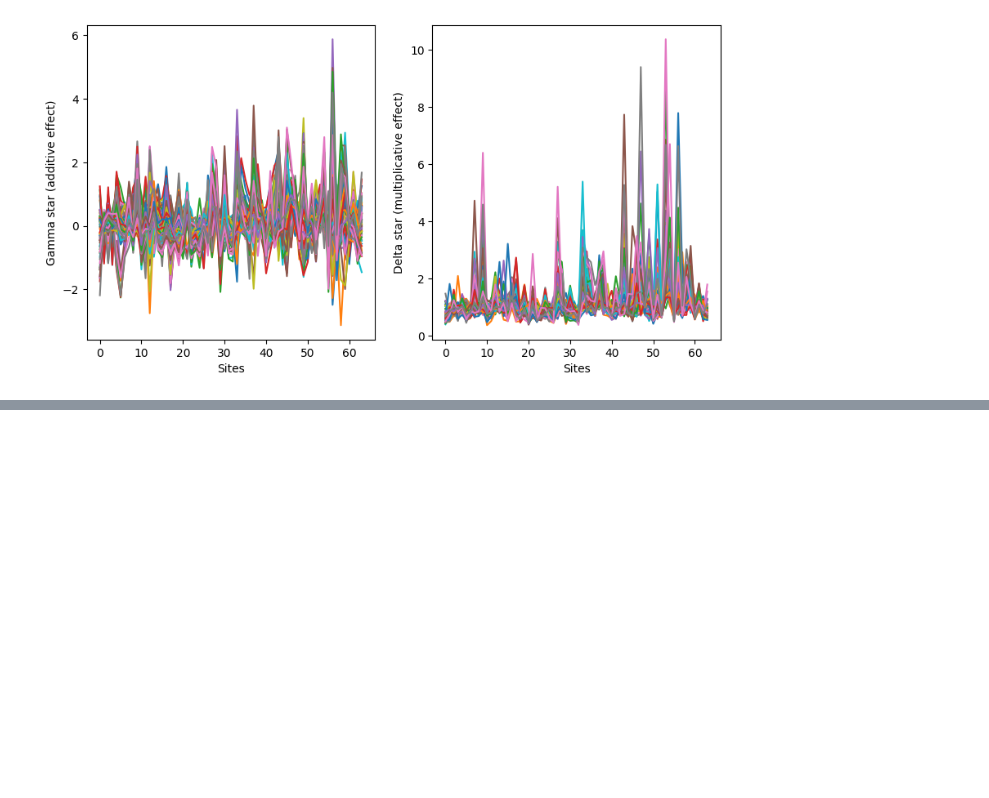
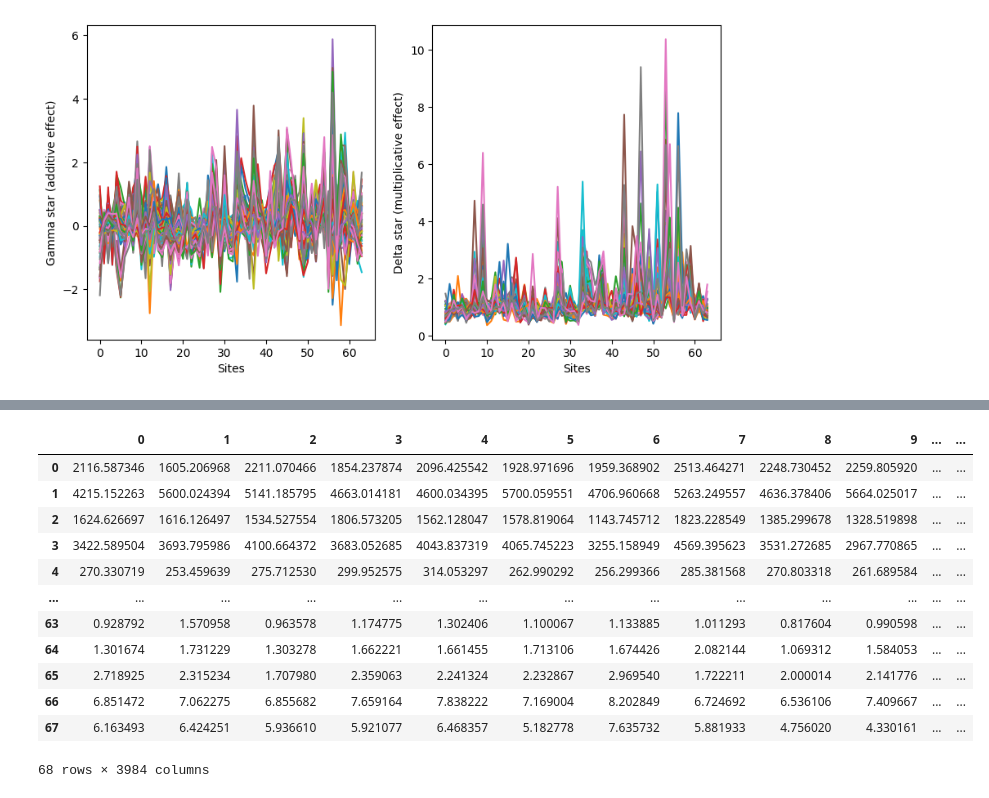
Before and after one commit to mansorrahmed/Fed-CovBat, a Jupyter notebook: DebiasingPlayground.ipynb, the cells around one changed output, grey strips where cells are left out. Cells and saved outputs as stored; diff of their text form; code cells hidden in the pictures; blank space fills up the shorter version.

```diff
--- a/DebiasingPlayground.ipynb
+++ b/DebiasingPlayground.ipynb
@@ -134,0 +120,16 @@ plt.show()
+# %%
+desikan_thickness_covbat_harmonized
+# %% [output]
+|  | 0 | 1 | 2 | 3 | 4 | 5 | 6 | 7 | 8 | 9 | ... | ... |
+| 0 | 2116.587346 | 1605.206968 | 2211.070466 | 1854.237874 | 2096.425542 | 1928.971696 | 1959.368902 | 2513.464271 | 2248.730452 | 2259.805920 | ... | ... |
+| 1 | 4215.152263 | 5600.024394 | 5141.185795 | 4663.014181 | 4600.034395 | 5700.059551 | 4706.960668 | 5263.249557 | 4636.378406 | 5664.025017 | ... | ... |
+| 2 | 1624.626697 | 1616.126497 | 1534.527554 | 1806.573205 | 1562.128047 | 1578.819064 | 1143.745712 | 1823.228549 | 1385.299678 | 1328.519898 | ... | ... |
+| 3 | 3422.589504 | 3693.795986 | 4100.664372 | 3683.052685 | 4043.837319 | 4065.745223 | 3255.158949 | 4569.395623 | 3531.272685 | 2967.770865 | ... | ... |
+| 4 | 270.330719 | 253.459639 | 275.712530 | 299.952575 | 314.053297 | 262.990292 | 256.299366 | 285.381568 | 270.803318 | 261.689584 | ... | ... |
+| ... | ... | ... | ... | ... | ... | ... | ... | ... | ... | ... | ... | ... |
+| 63 | 0.928792 | 1.570958 | 0.963578 | 1.174775 | 1.302406 | 1.100067 | 1.133885 | 1.011293 | 0.817604 | 0.990598 | ... | ... |
+| 64 | 1.301674 | 1.731229 | 1.303278 | 1.662221 | 1.661455 | 1.713106 | 1.674426 | 2.082144 | 1.069312 | 1.584053 | ... | ... |
+| 65 | 2.718925 | 2.315234 | 1.707980 | 2.359063 | 2.241324 | 2.232867 | 2.969540 | 1.722211 | 2.000014 | 2.141776 | ... | ... |
+| 66 | 6.851472 | 7.062275 | 6.855682 | 7.659164 | 7.838222 | 7.169004 | 8.202849 | 6.724692 | 6.536106 | 7.409667 | ... | ... |
+| 67 | 6.163493 | 6.424251 | 5.936610 | 5.921077 | 6.468357 | 5.182778 | 7.635732 | 5.881933 | 4.756020 | 4.330161 | ... | ... |
+68 rows × 3984 columns
```
Also changed, not shown: parts of 8 cells of this notebook, 4 other files.
